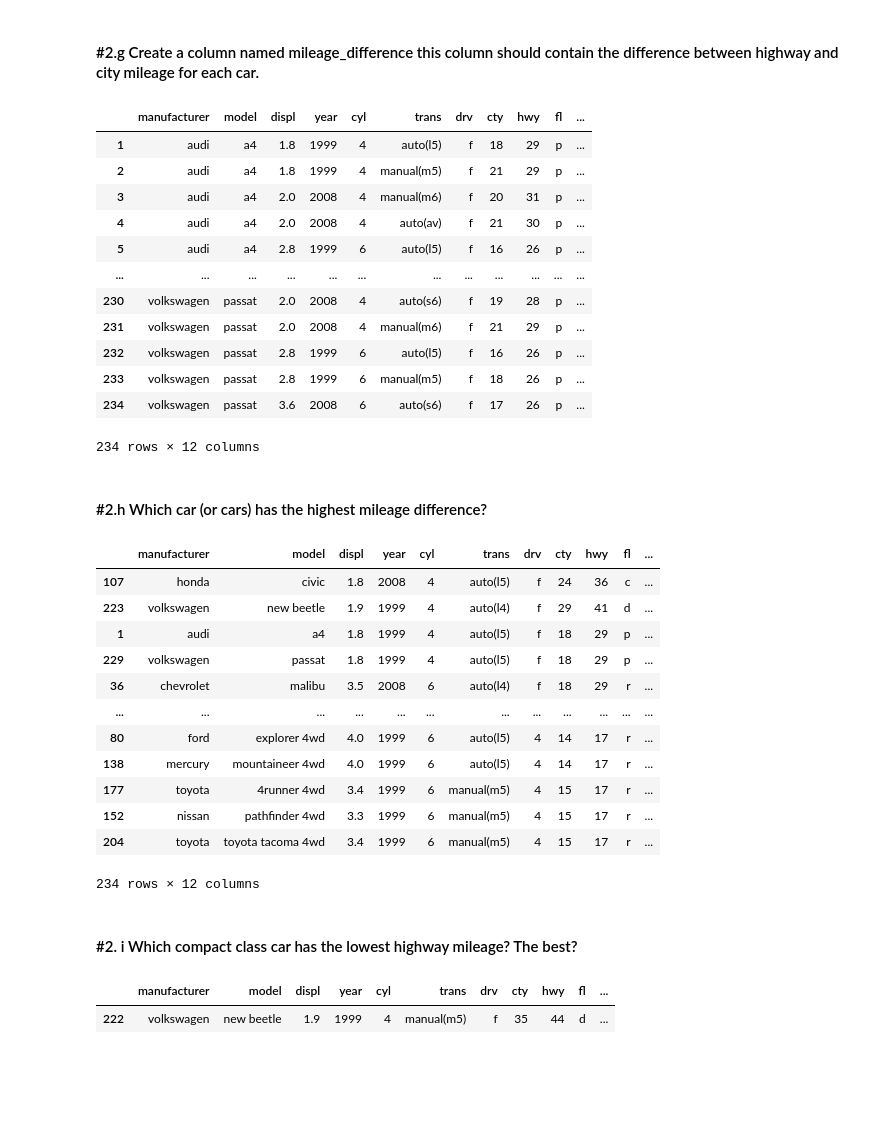
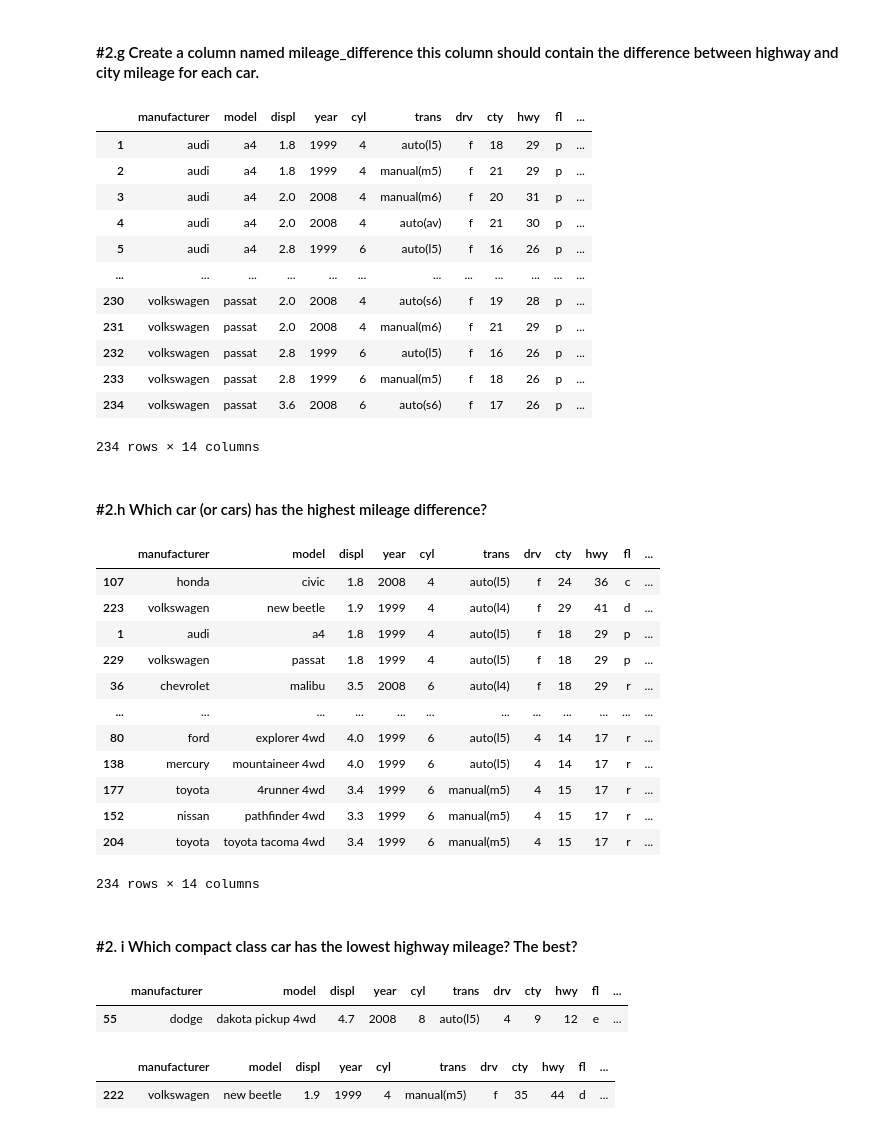
Before and after one commit to natasharivers/numpy-pandas-visualization-exercises, a Jupyter notebook: dataframe.ipynb, the cells around one changed output. Saved outputs shown, nothing was run; the diff lists cells and outputs as text; code cells hidden in the pictures; blank space fills up the shorter version.

```diff
--- a/dataframe.ipynb
+++ b/dataframe.ipynb
@@ -223,7 +243,7 @@ mpg.rename(columns={'hwy':'highway'})
 # %% [markdown]
 #### #2.g Create a column named mileage_difference this column should contain the difference between highway and city mileage for each car.
 # %%
-mpg['milage_difference'] = mpg['hwy'] - mpg['cty']
+mpg['mileage_difference'] = mpg['hwy'] - mpg['cty']
 mpg
 # %% [output]
 |  | manufacturer | model | displ | year | cyl | trans | drv | cty | hwy | fl | ... |
@@ -238,11 +258,12 @@ mpg
 | 232 | volkswagen | passat | 2.8 | 1999 | 6 | auto(l5) | f | 16 | 26 | p | ... |
 | 233 | volkswagen | passat | 2.8 | 1999 | 6 | manual(m5) | f | 18 | 26 | p | ... |
 | 234 | volkswagen | passat | 3.6 | 2008 | 6 | auto(s6) | f | 17 | 26 | p | ... |
-234 rows × 12 columns
+234 rows × 14 columns
 # %% [markdown]
 #### #2.h Which car (or cars) has the highest mileage difference?
 # %%
-mpg.sort_values(['milage_difference'], ascending =(False))
+mpg.sort_values(['mileage_difference'], ascending =(False))
+# honda civic and volkswagen new beetle
 # %% [output]
 |  | manufacturer | model | displ | year | cyl | trans | drv | cty | hwy | fl | ... |
 | 107 | honda | civic | 1.8 | 2008 | 4 | auto(l5) | f | 24 | 36 | c | ... |
@@ -256,7 +277,13 @@ mpg.sort_values(['milage_difference'], ascending =(False))
 | 177 | toyota | 4runner 4wd | 3.4 | 1999 | 6 | manual(m5) | 4 | 15 | 17 | r | ... |
 | 152 | nissan | pathfinder 4wd | 3.3 | 1999 | 6 | manual(m5) | 4 | 15 | 17 | r | ... |
 | 204 | toyota | toyota tacoma 4wd | 3.4 | 1999 | 6 | manual(m5) | 4 | 15 | 17 | r | ... |
-234 rows × 12 columns
+234 rows × 14 columns
 # %% [markdown]
 #### #2. i Which compact class car has the lowest highway mileage? The best?
+# %%
+# the lowest- Dodge Dakota pickup 4wd
+mpg.sort_values(['hwy'], ascending =(True)).head(1)
+# %% [output]
+|  | manufacturer | model | displ | year | cyl | trans | drv | cty | hwy | fl | ... |
+| 55 | dodge | dakota pickup 4wd | 4.7 | 2008 | 8 | auto(l5) | 4 | 9 | 12 | e | ... |
 # %%
```
Also changed, not shown: parts of 20 cells of this notebook.
